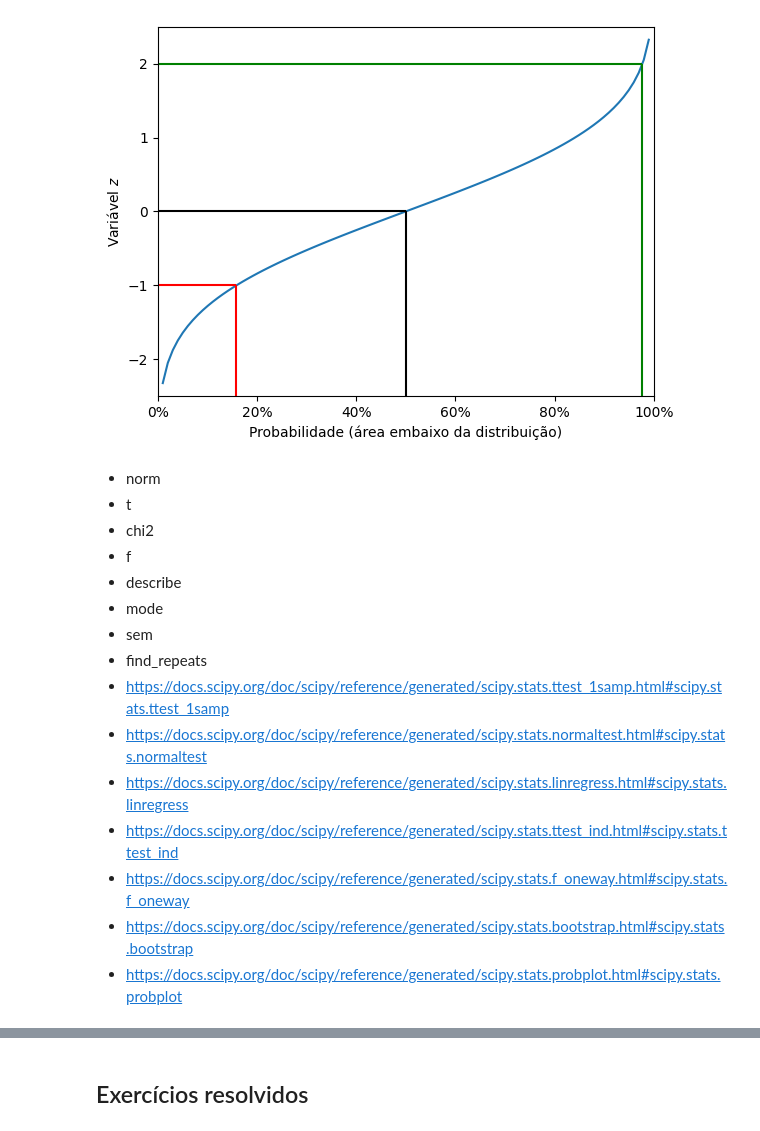
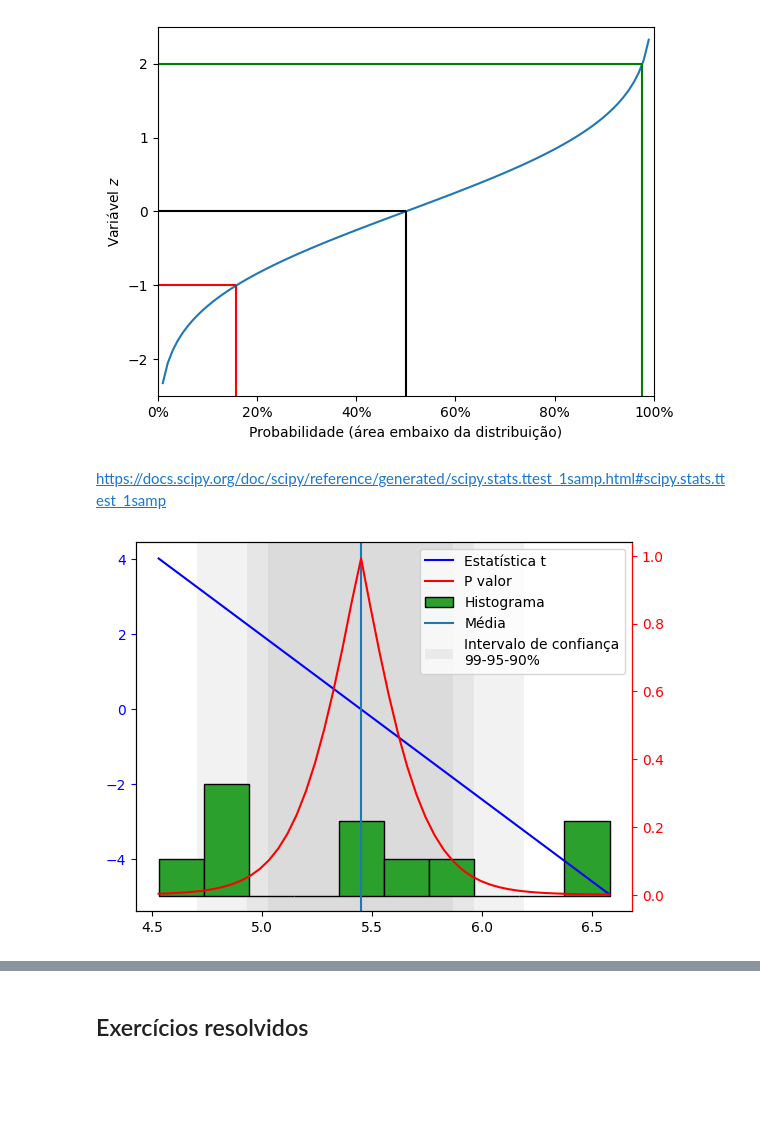
Before and after one commit to KarlClinckspoor/CursoPython, a Jupyter notebook: Capítulos/Capítulo08/Tour dos principais pacotes científicos.ipynb, the cells around one changed output, grey strips where cells are left out. Saved outputs shown, nothing was run; the diff lists cells and outputs as text; code cells hidden in the pictures; blank space fills up the shorter version.

Commit message:
Scipy atualizado. Um pouco de ttest colocado, falta texto

```diff
--- a/Capítulos/Capítulo08/Tour dos principais pacotes científicos.ipynb
+++ b/Capítulos/Capítulo08/Tour dos principais pacotes científicos.ipynb
@@ -786,11 +798,15 @@ np.random.seed(42)
 média = 10
 desvpad = 3
 amostra = np.random.normal(loc=média, scale=desvpad, size=15)
-bootstraps = [np.mean(np.random.choice(amostra, size=10, replace=True)) for _ in range(1000)]
+bootstraps = [
+    np.mean(np.random.choice(amostra, size=10, replace=True)) for _ in range(1000)
+]
 pct_5 = np.percentile(bootstraps, 5)
 pct_95 = np.percentile(bootstraps, 95)
 media = np.mean(bootstraps)
-print(f"Bootstrap média {media:.2f}. Faixa de confiança 90%: [{pct_5:.2f}, {pct_95:.2f}]")
+print(
+    f"Bootstrap média {media:.2f}. Faixa de confiança 90%: [{pct_5:.2f}, {pct_95:.2f}]"
+)
 
 *_, cols_distrib = plt.hist(amostra, density=True)
 l1 = plt.axvline(média, c="C0")
@@ -1866,7 +1898,10 @@ $$
 # %%
 def gauss_2d_v2(xx, yy, A, centro_xy, sigma_xy):
     return A * np.exp(
-        -(((xx - centro_xy[0]) ** 2 / (2 * sigma_xy[0] ** 2)) + ((yy - centro_xy[1]) ** 2 / (2 * sigma_xy[1] ** 2)))
+        -(
+            ((xx - centro_xy[0]) ** 2 / (2 * sigma_xy[0] ** 2))
+            + ((yy - centro_xy[1]) ** 2 / (2 * sigma_xy[1] ** 2))
+        )
     )
 # %% [markdown]
 Note que `xx` e `yy` possuem bastante informação redundante. Em `xx`, todas as colunas são iguais e em `yy`, todas as linhas são iguais. Poderíamos especificar `xx` e `yy` como um vetor que se repete algumas vezes, chamados `x` e `y`. Felizmente, a função `np.meshgrid` nos ajuda a fazer isso. Veja o seguinte exemplo:
@@ -2643,19 +2684,52 @@ plt.ylabel("Variável $z$")
 # %% [output]
 Text(0, 0.5, 'Variável $z$')
 [figure]
-# %% [markdown]
-* norm
-* t
-* chi2
-* f
-* describe
-* mode
-* sem
-* find_repeats
-* https://docs.scipy.org/doc/scipy/reference/generated/scipy.stats.ttest_1samp.html#scipy.stats.ttest_1samp
-* https://docs.scipy.org/doc/scipy/reference/generated/scipy.stats.normaltest.html#scipy.stats.normaltest
-* https://docs.scipy.org/doc/scipy/reference/generated/scipy.stats.linregress.html#scipy.stats.linregress
-* https://docs.scipy.org/doc/scipy/reference/generated/scipy.stats.ttest_ind.html#scipy.stats.ttest_ind
-* https://docs.scipy.org/doc/scipy/reference/generated/scipy.stats.f_oneway.html#scipy.stats.f_oneway
-* https://docs.scipy.org/doc/scipy/reference/generated/scipy.stats.bootstrap.html#scipy.stats.bootstrap
-* https://docs.scipy.org/doc/scipy/reference/generated/scipy.stats.probplot.html#scipy.stats.probplot
+# %% [markdown]
+https://docs.scipy.org/doc/scipy/reference/generated/scipy.stats.ttest_1samp.html#scipy.stats.ttest_1samp
+# %%
+np.random.seed(42)
+amostra = np.random.normal(loc=5, scale=1, size=10)
+descr = sp.stats.describe(amostra)
+valores_para_testar = np.linspace(*descr.minmax, num=50)
+# %%
+testes_t = [sp.stats.ttest_1samp(amostra, media) for media in valores_para_testar]
+estats_t = [t.statistic for t in testes_t]
+pvalores_t = [t.pvalue for t in testes_t]
+
+intervalo_90 = testes_t[0].confidence_interval(confidence_level=0.90)
+intervalo_95 = testes_t[0].confidence_interval(confidence_level=0.95)
+intervalo_99 = testes_t[0].confidence_interval(confidence_level=0.99)
+
+fig1, ax1 = plt.subplots()
+ax2 = ax1.twinx()
+
+l1 = ax1.plot(valores_para_testar, estats_t, c="b")
+l2 = ax2.plot(valores_para_testar, pvalores_t, c="r")
+
+ylim = ax1.get_ylim()
+ax1.fill_betweenx([-10, 10], *intervalo_90, facecolor="gray", alpha=0.1)
+ax1.fill_betweenx([-10, 10], *intervalo_95, facecolor="gray", alpha=0.1)
+f = ax1.fill_betweenx([-10, 10], *intervalo_99, facecolor="gray", alpha=0.1)
+l3 = ax1.axvline(descr.mean)
+ax1.set_ylim(*ylim)
+
+*_, p = ax1.hist(amostra, facecolor="C2", edgecolor="k", bottom=-5)
+
+ax1.spines["left"].set_color("b")
+ax2.spines["right"].set_color("r")
+ax1.tick_params(axis="y", labelcolor="b", color="b")
+ax2.tick_params(axis="y", labelcolor="r", color="r")
+
+_ = ax1.legend(
+    [l1[0], l2[0], p, l3, f],
+    [
+        "Estatística t",
+        "P valor",
+        "Histograma",
+        "Média",
+        "Intervalo de confiança\n99-95-90%",
+    ],
+    loc="upper right",
+)
+# %% [output]
+[figure, added]
```
Also changed, not shown: parts of 25 cells of this notebook, 1 other file.
